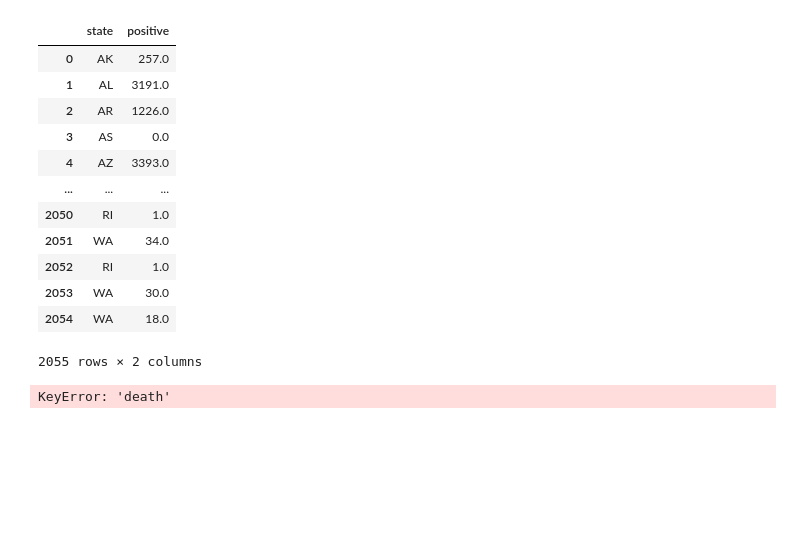
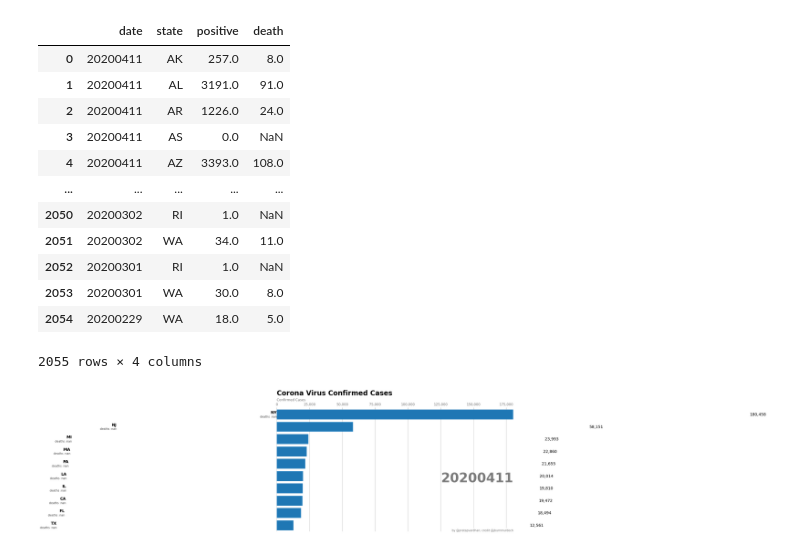
Before and after one commit to mike-eiden/DataVizFinalProject, a Jupyter notebook: chart_notebook.ipynb, the cells around one changed output. Cells and saved outputs as stored; diff of their text form; code cells hidden in the pictures; blank space fills up the shorter version.

```diff
--- a/chart_notebook.ipynb
+++ b/chart_notebook.ipynb
@@ -6,30 +6,28 @@ import matplotlib.animation as animation
 from IPython.display import HTML
 import os
 # %%
-df = pd.read_csv("./DataSet/daily.csv", usecols=['state', 'positive'])
+df = pd.read_csv("./DataSet/daily.csv", usecols=['date', 'state', 'positive', 'death'])
 df.head(-1)
 # %% [output]
-|  | state | positive |
-| 0 | AK | 257.0 |
-| 1 | AL | 3191.0 |
-| 2 | AR | 1226.0 |
-| 3 | AS | 0.0 |
-| 4 | AZ | 3393.0 |
-| ... | ... | ... |
-| 2050 | RI | 1.0 |
-| 2051 | WA | 34.0 |
-| 2052 | RI | 1.0 |
-| 2053 | WA | 30.0 |
-| 2054 | WA | 18.0 |
+|  | date | state | positive | death |
+| 0 | 20200411 | AK | 257.0 | 8.0 |
+| 1 | 20200411 | AL | 3191.0 | 91.0 |
+| 2 | 20200411 | AR | 1226.0 | 24.0 |
+| 3 | 20200411 | AS | 0.0 | NaN |
+| 4 | 20200411 | AZ | 3393.0 | 108.0 |
+| ... | ... | ... | ... | ... |
+| 2050 | 20200302 | RI | 1.0 | NaN |
+| 2051 | 20200302 | WA | 34.0 | 11.0 |
+| 2052 | 20200301 | RI | 1.0 | NaN |
+| 2053 | 20200301 | WA | 30.0 | 8.0 |
+| 2054 | 20200229 | WA | 18.0 | 5.0 |
-2055 rows × 2 columns
+2055 rows × 4 columns
 # %%
 colors = dict(zip(
     ["AK", "AL", "AR", "AS", "AZ", "TX"],
     ["#adb0ff", "#ffb3ff", "#90d595", "#e48381", "#aafbff", "#aafbff"]
 ))
 group_lk = df.set_index('state')['death'].to_dict()
-# %% [output]
-KeyError: 'death'
 # %%
 fig, ax = plt.subplots(figsize=(15, 8))
 
@@ -58,3 +56,5 @@ def draw_barchart(date):
     plt.box(False)
 
 draw_barchart(20200411)
+# %% [output]
+[figure, added]
```
